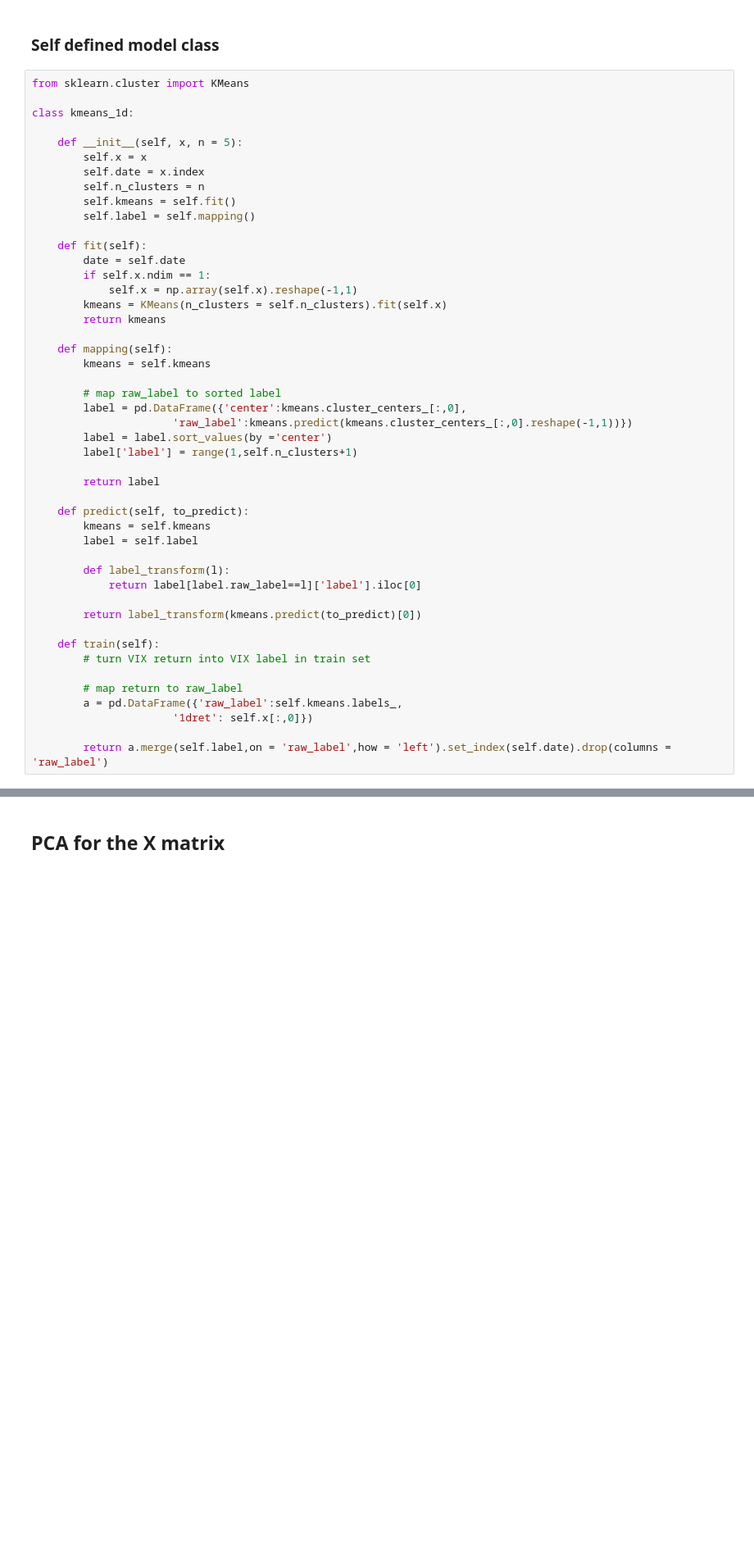
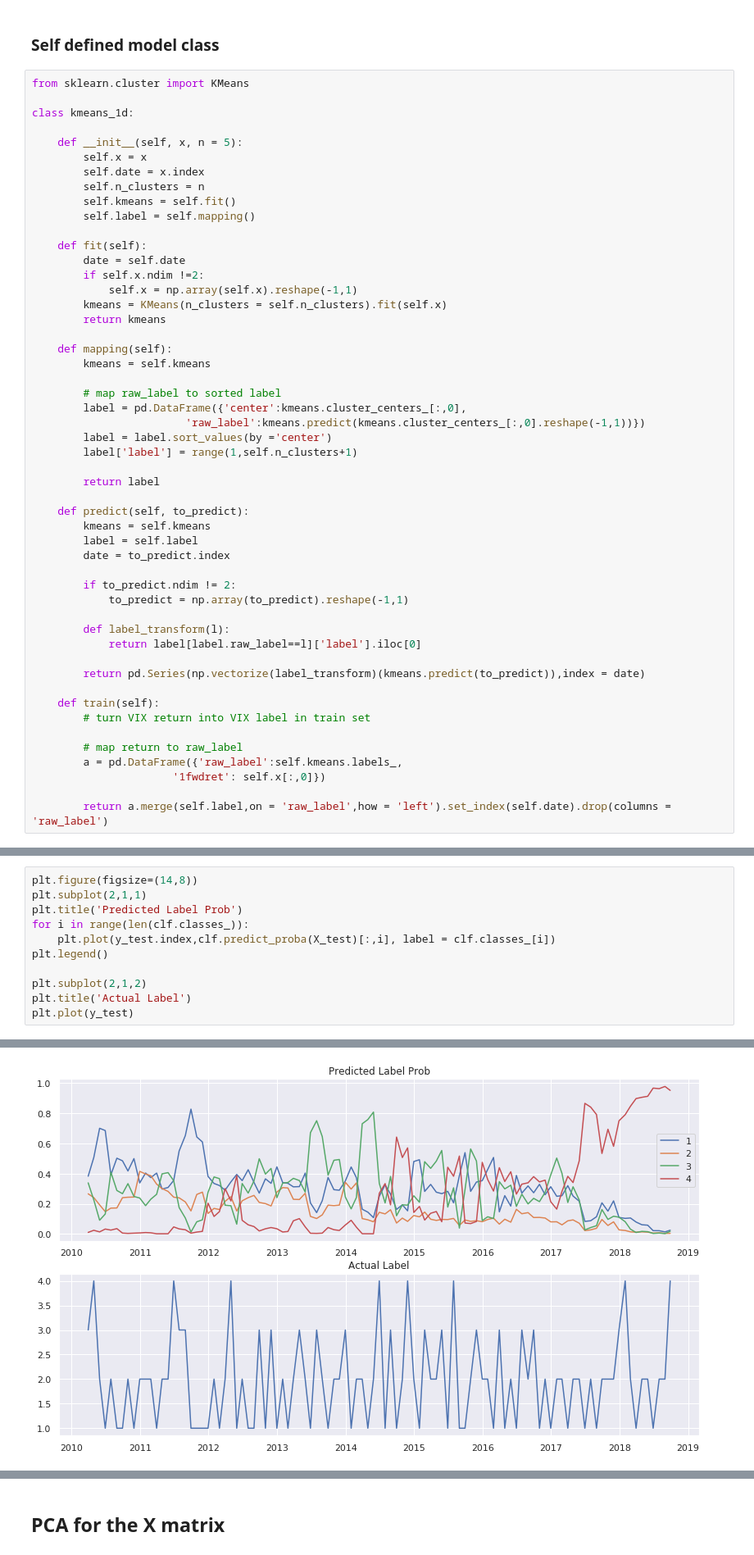
Before and after one commit to ShawnZhouu/VIXPrediction, a Jupyter notebook: MacroPredictsVIX.ipynb, the cells around one changed output, grey strips where cells are left out. Shown: that part at 82% size. Saved outputs shown, nothing was run; the diff lists cells and outputs as text; blank space fills up the shorter version.

```diff
--- a/MacroPredictsVIX.ipynb
+++ b/MacroPredictsVIX.ipynb
@@ -67,7 +74,7 @@ class kmeans_1d:
 
     def fit(self):
         date = self.date
-        if self.x.ndim == 1:
+        if self.x.ndim !=2:
             self.x = np.array(self.x).reshape(-1,1)
         kmeans = KMeans(n_clusters = self.n_clusters).fit(self.x)
         return kmeans
@@ -77,7 +84,7 @@ class kmeans_1d:
 
         # map raw_label to sorted label
         label = pd.DataFrame({'center':kmeans.cluster_centers_[:,0],
-                      'raw_label':kmeans.predict(kmeans.cluster_centers_[:,0].reshape(-1,1))})
+                        'raw_label':kmeans.predict(kmeans.cluster_centers_[:,0].reshape(-1,1))})
         label = label.sort_values(by ='center')
         label['label'] = range(1,self.n_clusters+1)
 
@@ -86,18 +93,22 @@ class kmeans_1d:
     def predict(self, to_predict):
         kmeans = self.kmeans
         label = self.label
+        date = to_predict.index
+
+        if to_predict.ndim != 2:
+            to_predict = np.array(to_predict).reshape(-1,1)
 
         def label_transform(l):
             return label[label.raw_label==l]['label'].iloc[0]
 
-        return label_transform(kmeans.predict(to_predict)[0])
+        return pd.Series(np.vectorize(label_transform)(kmeans.predict(to_predict)),index = date)
 
     def train(self):
         # turn VIX return into VIX label in train set
 
         # map return to raw_label
         a = pd.DataFrame({'raw_label':self.kmeans.labels_,
-                      '1dret': self.x[:,0]})
+                      '1fwdret': self.x[:,0]})
 
         return a.merge(self.label,on = 'raw_label',how = 'left').set_index(self.date).drop(columns = 'raw_label')
 # %% [markdown]
@@ -152,0 +175,12 @@ y['label'].hist()
+# %%
+plt.figure(figsize=(14,8))
+plt.subplot(2,1,1)
+plt.title('Predicted Label Prob')
+for i in range(len(clf.classes_)):
+    plt.plot(y_test.index,clf.predict_proba(X_test)[:,i], label = clf.classes_[i])
+plt.legend()
+
+plt.subplot(2,1,2)
+plt.title('Actual Label')
+plt.plot(y_test)
+# %% [output]
@@ -152,0 +188 @@ y['label'].hist()
+[figure, added]
```
Also changed, not shown: parts of 19 cells of this notebook, 1 other file.
